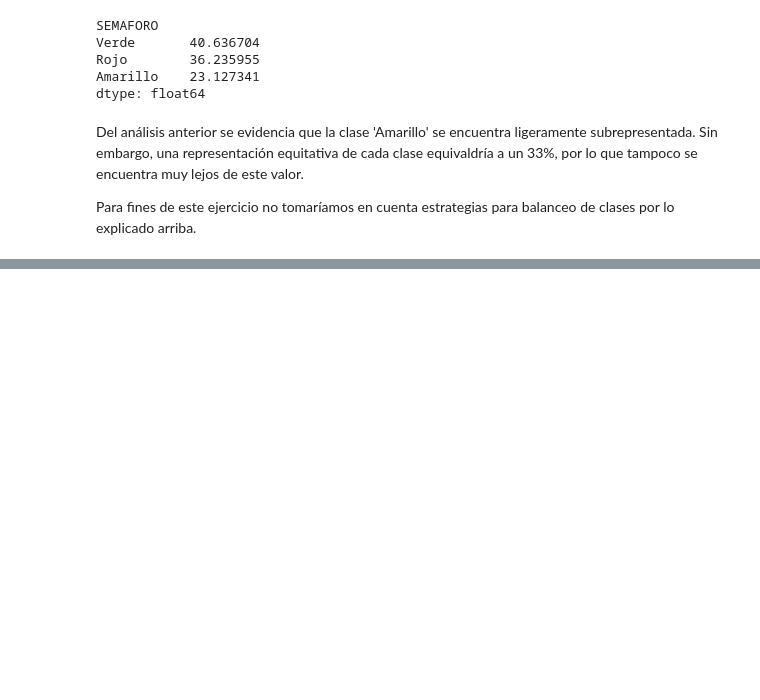
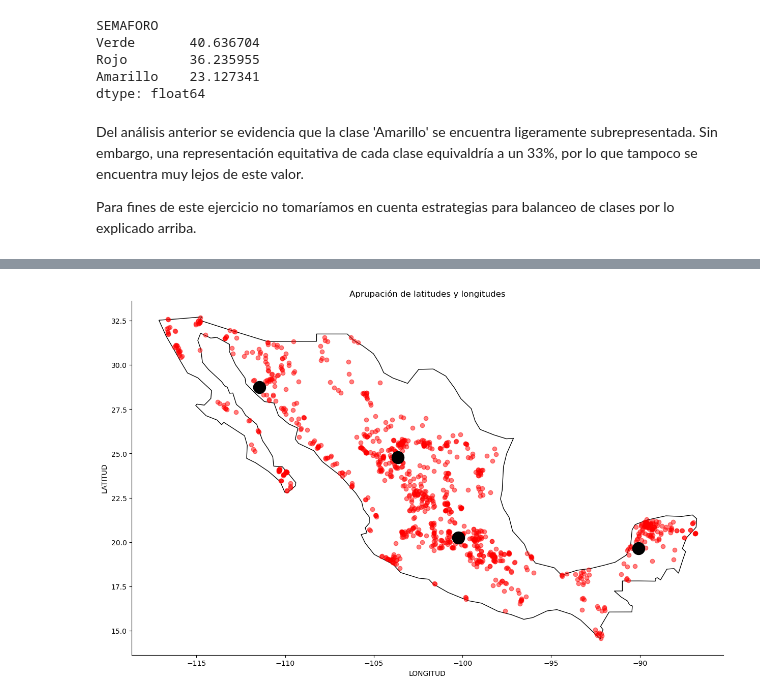
Before and after one commit to PosgradoMNA/actividades-del-projecto-equipo_102, a Jupyter notebook: Reto/aguas-subterraneas-rafael.ipynb, the cells around one changed output, grey strips where cells are left out. Drawn from its saved outputs; the diff is of its cells as text; code cells hidden in the pictures; blank space fills up the shorter version.

```diff
--- a/Reto/aguas-subterraneas-rafael.ipynb
+++ b/Reto/aguas-subterraneas-rafael.ipynb
@@ -506,0 +707,30 @@ Para fines de este ejercicio no tomaríamos en cuenta estrategias para balanceo
+# %%
+kmeans = KMeans(n_clusters = 4, init ='k-means++')
+geo_localizacion = df[['LONGITUD', 'LATITUD']]
+kmeans.fit(geo_localizacion)
+labels = kmeans.labels_
+kmeans = KMeans(n_clusters=4).fit(geo_localizacion)
+centroids = kmeans.cluster_centers_
+labels = kmeans.predict(geo_localizacion)
+C = kmeans.cluster_centers_
+df_centers = pd.DataFrame(C)
+df_centers["Coordinates"] = list(zip(df_centers[0], df_centers[1]))
+df_centers["Coordinates"] = df_centers["Coordinates"].apply(Point)
+geo_df = gpd.GeoDataFrame(df_centers, geometry="Coordinates")
+# %%
+from pandas.core.internals.concat import concat_arrays
+coord_1 = str(geo_df[1][0]) + ", " + str(geo_df[0][0])
+coord_2 = str(geo_df[1][1]) + ", " + str(geo_df[0][1])
+coord_3 = str(geo_df[1][2]) + ", " + str(geo_df[0][2])
+fig, gax = plt.subplots(figsize=(15,10))
+world.query("name == 'Mexico'").plot(ax = gax, edgecolor='black', color='white')
+gdf.plot(ax=gax, color='red', alpha = 0.5)
+geo_df.plot(ax=gax, color='black', alpha = 1, markersize = 300)
+gax.set_xlabel('LONGITUD')
+gax.set_ylabel('LATITUD')
+gax.set_title('Aprupación de latitudes y longitudes')
+gax.spines['top'].set_visible(False)
+gax.spines['right'].set_visible(False)
+plt.show()
+# %% [output]
+[figure, added]
```
Also changed, not shown: parts of 11 cells of this notebook.
